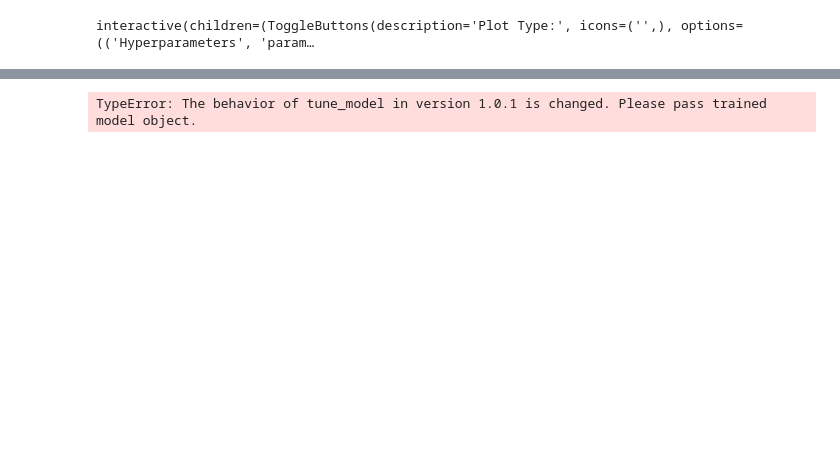
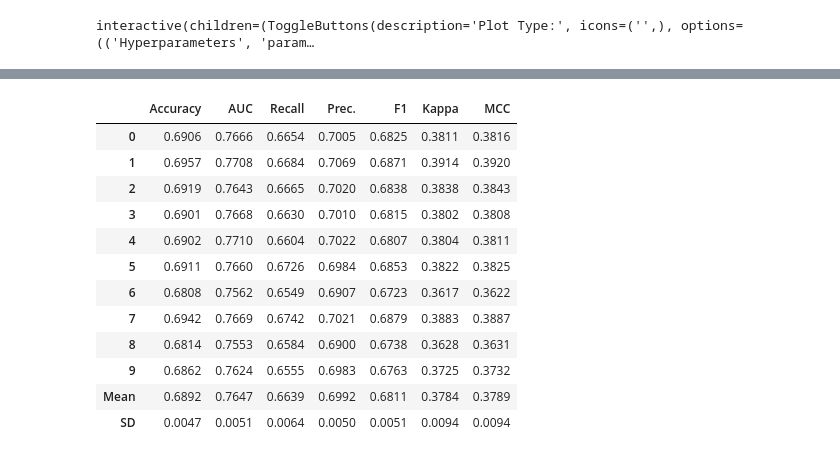
Before and after one commit to jjobes90/Loan-Approval, a Jupyter notebook: Modeling.ipynb, the cells around one changed output, grey strips where cells are left out. Cells and saved outputs as stored; diff of their text form; code cells hidden in the pictures; blank space fills up the shorter version.

```diff
--- a/Modeling.ipynb
+++ b/Modeling.ipynb
@@ -210,4 +244,16 @@ interactive(children=(ToggleButtons(description='Plot Type:', icons=('',), optio
 # %%
-tuned_rf = tune_model('rf')
+tuned_rf = tune_model(rf)
 # %% [output]
-TypeError: The behavior of tune_model in version 1.0.1 is changed. Please pass trained model object.
+|  | Accuracy | AUC | Recall | Prec. | F1 | Kappa | MCC |
+| 0 | 0.6906 | 0.7666 | 0.6654 | 0.7005 | 0.6825 | 0.3811 | 0.3816 |
+| 1 | 0.6957 | 0.7708 | 0.6684 | 0.7069 | 0.6871 | 0.3914 | 0.3920 |
+| 2 | 0.6919 | 0.7643 | 0.6665 | 0.7020 | 0.6838 | 0.3838 | 0.3843 |
+| 3 | 0.6901 | 0.7668 | 0.6630 | 0.7010 | 0.6815 | 0.3802 | 0.3808 |
+| 4 | 0.6902 | 0.7710 | 0.6604 | 0.7022 | 0.6807 | 0.3804 | 0.3811 |
+| 5 | 0.6911 | 0.7660 | 0.6726 | 0.6984 | 0.6853 | 0.3822 | 0.3825 |
+| 6 | 0.6808 | 0.7562 | 0.6549 | 0.6907 | 0.6723 | 0.3617 | 0.3622 |
+| 7 | 0.6942 | 0.7669 | 0.6742 | 0.7021 | 0.6879 | 0.3883 | 0.3887 |
+| 8 | 0.6814 | 0.7553 | 0.6584 | 0.6900 | 0.6738 | 0.3628 | 0.3631 |
+| 9 | 0.6862 | 0.7624 | 0.6555 | 0.6983 | 0.6763 | 0.3725 | 0.3732 |
+| Mean | 0.6892 | 0.7647 | 0.6639 | 0.6992 | 0.6811 | 0.3784 | 0.3789 |
+| SD | 0.0047 | 0.0051 | 0.0064 | 0.0050 | 0.0051 | 0.0094 | 0.0094 |
```
Also changed, not shown: parts of 13 cells of this notebook.
